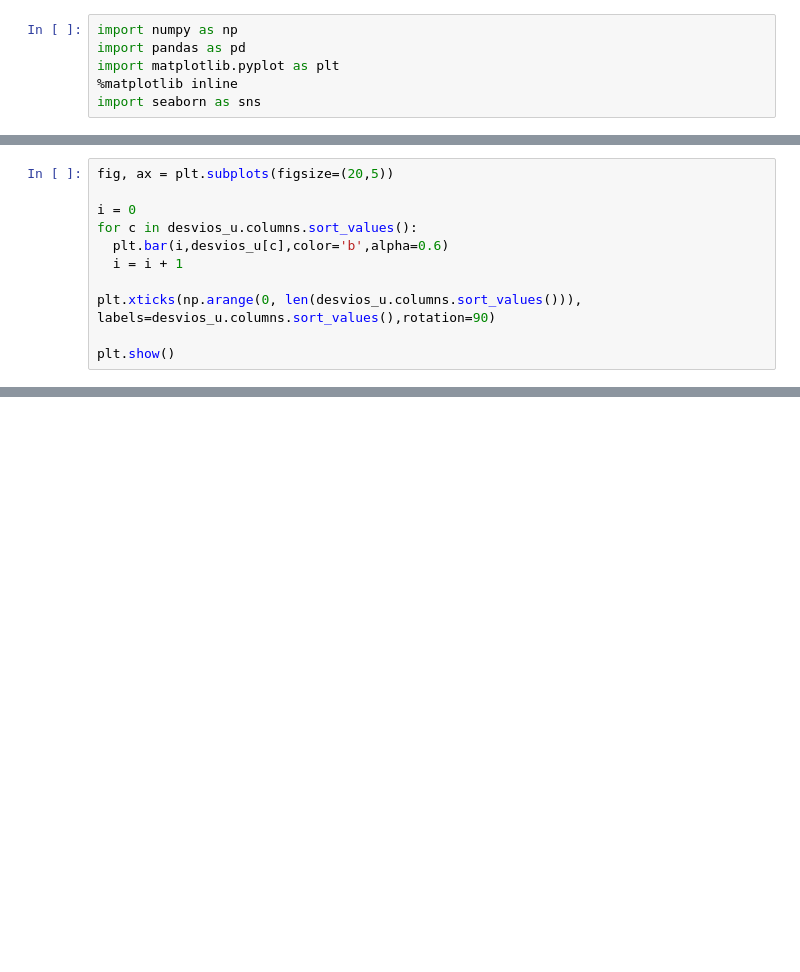
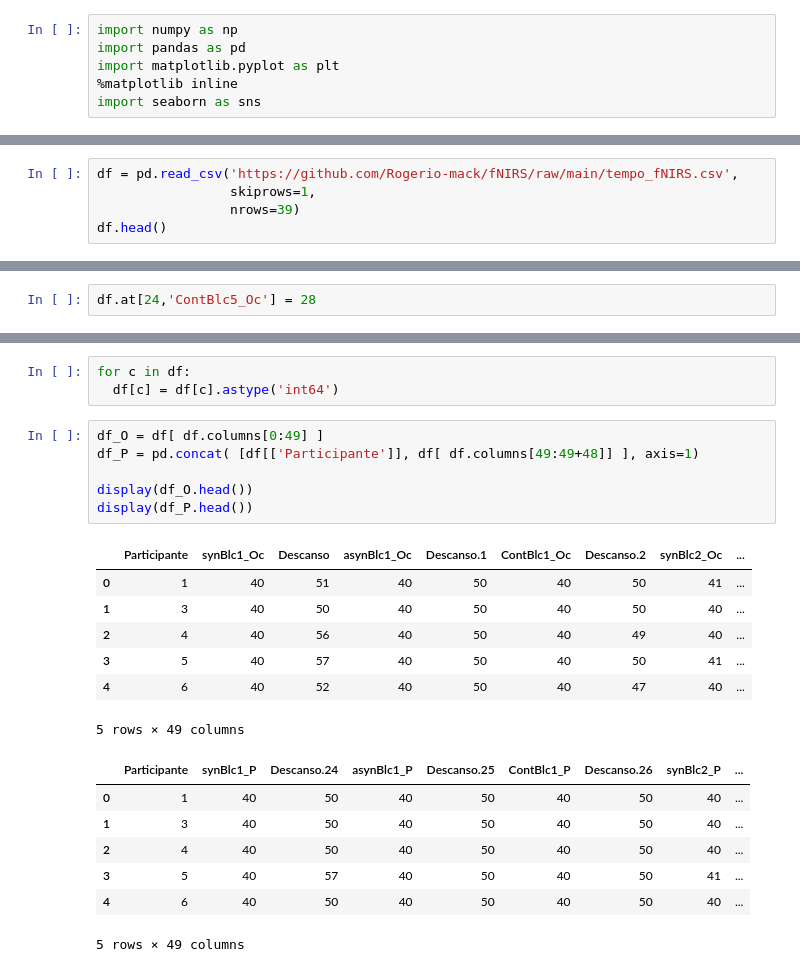
Before and after one commit to Rogerio-mack/fNIRS, a Jupyter notebook: A_Carol_times.ipynb, the cells around one changed output, grey strips where cells are left out. Cells and saved outputs as stored; diff of their text form; blank space fills up the shorter version.

```diff
--- a/A_Carol_times.ipynb
+++ b/A_Carol_times.ipynb
@@ -271,11 +14,0 @@ Int64Index([ 1,  3,  4,  5,  6,  7,  8,  9, 10, 11, 12, 13, 14, 15, 16, 17, 18,
-# %%
-fig, ax = plt.subplots(figsize=(20,5))
-
-i = 0
-for c in desvios_u.columns.sort_values():
-  plt.bar(i,desvios_u[c],color='b',alpha=0.6)
-  i = i + 1
-
-plt.xticks(np.arange(0, len(desvios_u.columns.sort_values())), labels=desvios_u.columns.sort_values(),rotation=90)
-
-plt.show()
@@ -283,0 +15,5 @@ plt.show()
+# %%
+df = pd.read_csv('https://github.com/Rogerio-mack/fNIRS/raw/main/tempo_fNIRS.csv',
+                 skiprows=1,
+                 nrows=39)
+df.head()
@@ -283,0 +32,2 @@ plt.show()
+# %%
+df.at[24,'ContBlc5_Oc'] = 28
@@ -283,0 +60,24 @@ plt.show()
+# %%
+for c in df:
+  df[c] = df[c].astype('int64')
+# %%
+df_O = df[ df.columns[0:49] ]
+df_P = pd.concat( [df[['Participante']], df[ df.columns[49:49+48]] ], axis=1)
+
+display(df_O.head())
+display(df_P.head())
+# %% [output]
+|  | Participante | synBlc1_Oc | Descanso | asynBlc1_Oc | Descanso.1 | ContBlc1_Oc | Descanso.2 | synBlc2_Oc | ... |
+| 0 | 1 | 40 | 51 | 40 | 50 | 40 | 50 | 41 | ... |
+| 1 | 3 | 40 | 50 | 40 | 50 | 40 | 50 | 40 | ... |
+| 2 | 4 | 40 | 56 | 40 | 50 | 40 | 49 | 40 | ... |
+| 3 | 5 | 40 | 57 | 40 | 50 | 40 | 50 | 41 | ... |
+| 4 | 6 | 40 | 52 | 40 | 50 | 40 | 47 | 40 | ... |
+5 rows × 49 columns
+|  | Participante | synBlc1_P | Descanso.24 | asynBlc1_P | Descanso.25 | ContBlc1_P | Descanso.26 | synBlc2_P | ... |
+| 0 | 1 | 40 | 50 | 40 | 50 | 40 | 50 | 40 | ... |
+| 1 | 3 | 40 | 50 | 40 | 50 | 40 | 50 | 40 | ... |
+| 2 | 4 | 40 | 50 | 40 | 50 | 40 | 50 | 40 | ... |
+| 3 | 5 | 40 | 57 | 40 | 50 | 40 | 50 | 41 | ... |
+| 4 | 6 | 40 | 50 | 40 | 50 | 40 | 50 | 40 | ... |
+5 rows × 49 columns
```
Also changed, not shown: parts of 35 cells of this notebook.
